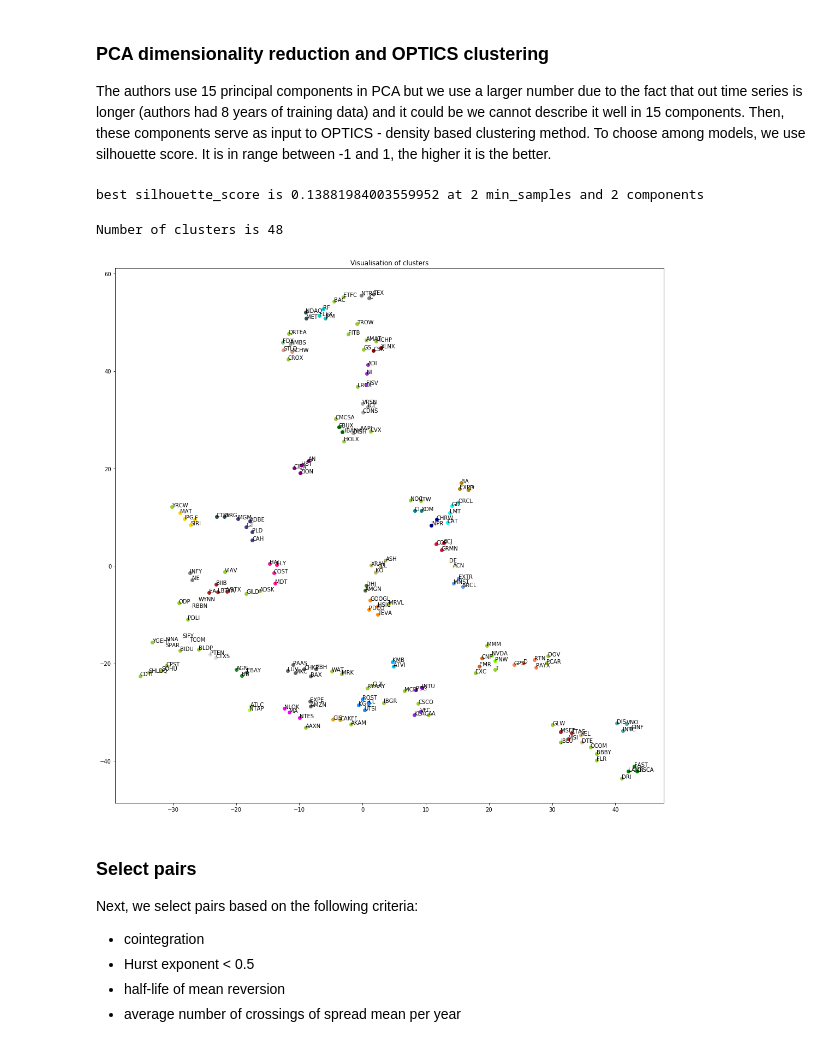
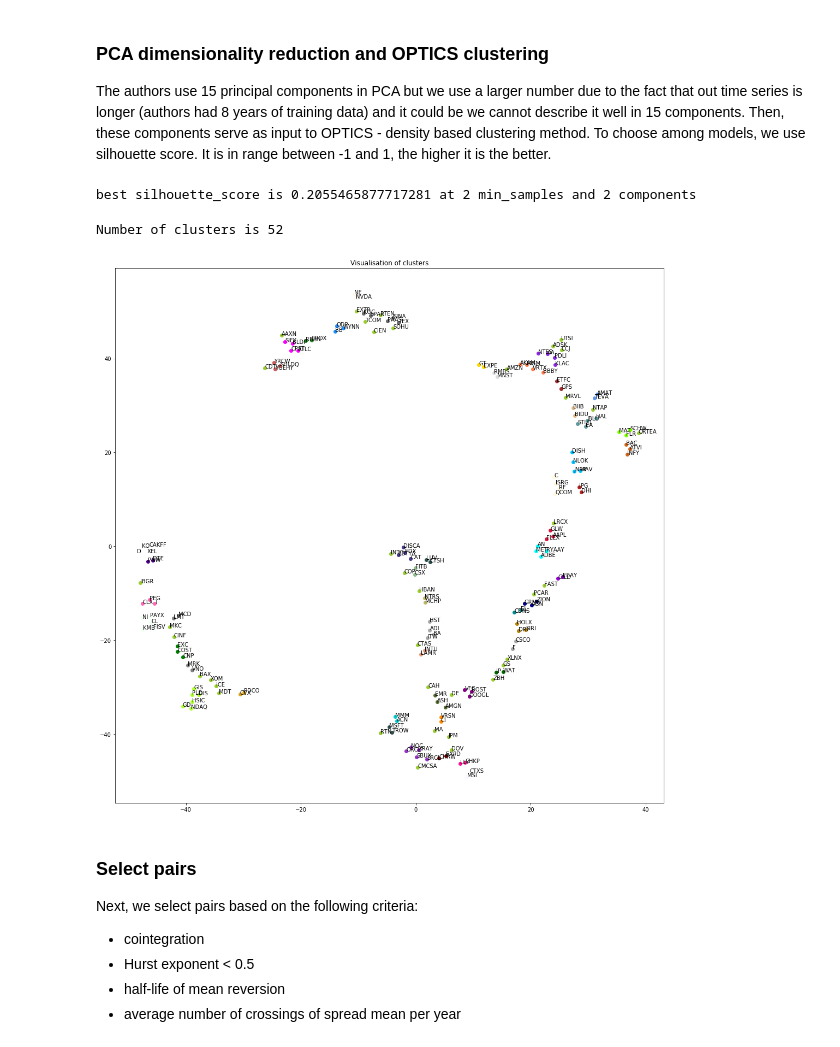
Before and after one commit to anastasia-yaschenko/Quantitative-Analytics-programme, a Jupyter notebook: Algo trading.ipynb, the cells around one changed output. Saved outputs shown, nothing was run; the diff lists cells and outputs as text; code cells hidden in the pictures.

```diff
--- a/Algo trading.ipynb
+++ b/Algo trading.ipynb
@@ -90,16 +86 @@ for col in range(returns.shape[1]):
 all_ret = pd.DataFrame(all_ret, index = returns.index[1:], columns = returns.columns, dtype = 'float64')
-# %%
-"""step = 2000
-cur_idx = 0
-for i in range(int(returns.shape[0] / step)):
-    if i == 0:
-        all_res = filter(close, 0, step)
-        cur_idx = step
-
-    elif i == int(returns.shape[0] / step) - 1:
-        df = filter(close, cur_idx, close.shape[0])
-        all_res = all_res.append(df)
-    else:
-        df = filter(close, cur_idx, cur_idx + step)
-        cur_idx += step
-        all_res = all_res.append(df)"""
@@ -182,6 +138,8 @@ price_test = all_res.loc['2020-01-01':]
 raw_price_train = close.loc[:'2019-01-01', :]
 raw_price_val = close.loc['2019-01-01':'2020-01-01']
 raw_price_test = close.loc['2020-01-01':]
+# returns filtered
+filt_ret = all_ret.loc[:'2019-01-01', :]
 # %% [markdown]
 ### PCA dimensionality reduction and OPTICS clustering
    The authors use 15 principal components in PCA but we use a larger number due to the fact that out time series is longer (authors had 8 years of training data) and it could be we cannot describe it well in 15 components. Then, these components serve as input to OPTICS - density based clustering method. To choose among models, we use silhouette score. It is in range between -1 and 1, the higher it is the better.
@@ -206,7 +164,7 @@ silhouette = dict()
 for comp in range(2, 16):
     partial_silh = list()
     pca = PCA(n_components = comp, svd_solver = 'auto')
-    pca_fit = pca.fit_transform(all_ret.transpose())
+    pca_fit = pca.fit_transform(filt_ret.transpose())
     for min_sampl in range(2, 7):
         try:
             clusters = OPTICS(min_samples = min_sampl).fit(pca_fit) #metric = 'euclidean' min_cluster_size = 5
@@ -218,30 +176,30 @@ best_comp, best_min_smpl, best_score = best_params(silhouette)
 print('best silhouette_score is ' + str(best_score) + ' at ' + str(best_min_smpl) + ' min_samples and ' +
       str(best_comp) + ' components')
 # %% [output]
-best silhouette_score is 0.13881984003559952 at 2 min_samples and 2 components
+best silhouette_score is 0.2055465877717281 at 2 min_samples and 2 components
 # %%
 pca = PCA(n_components = best_comp, svd_solver = 'auto')
-pca_fit = pca.fit_transform(all_ret.transpose())
+pca_fit = pca.fit_transform(filt_ret.transpose())
 clusters = OPTICS(min_samples = best_min_smpl).fit(pca_fit)
 # %%
 from sklearn.manifold import TSNE
 import matplotlib.colors as mcolors
 
 tsne = TSNE(n_components = 2, perplexity = 6).fit_transform(pca_fit)
 
 print('Number of clusters is ' + str(clusters.labels_.max()-clusters.labels_.min()))
 colors = list(mcolors.CSS4_COLORS.keys())[10:]
 plt.figure(figsize=(18,18))
 for klass in range(clusters.labels_.min(), clusters.labels_.max()):
     plt.scatter(tsne[clusters.labels_ == klass][:, 0], tsne[clusters.labels_ == klass][:, 1],
                c = colors[klass], label = 'class {}'.format(str(klass)))
-for i, txt in enumerate(all_ret.columns):
+for i, txt in enumerate(filt_ret.columns):
     plt.annotate(txt, (tsne[i, 0], tsne[i, 1]))
 #plt.legend()
 plt.title('Visualisation of clusters');
 # %% [output]
-Number of clusters is 48
+Number of clusters is 52
-[figure, old version]
+[figure, new version]
 # %%
 #do not include class -1 since these are outliers/points without claster
 classes = dict()
```
Also changed, not shown: parts of 35 cells of this notebook.
